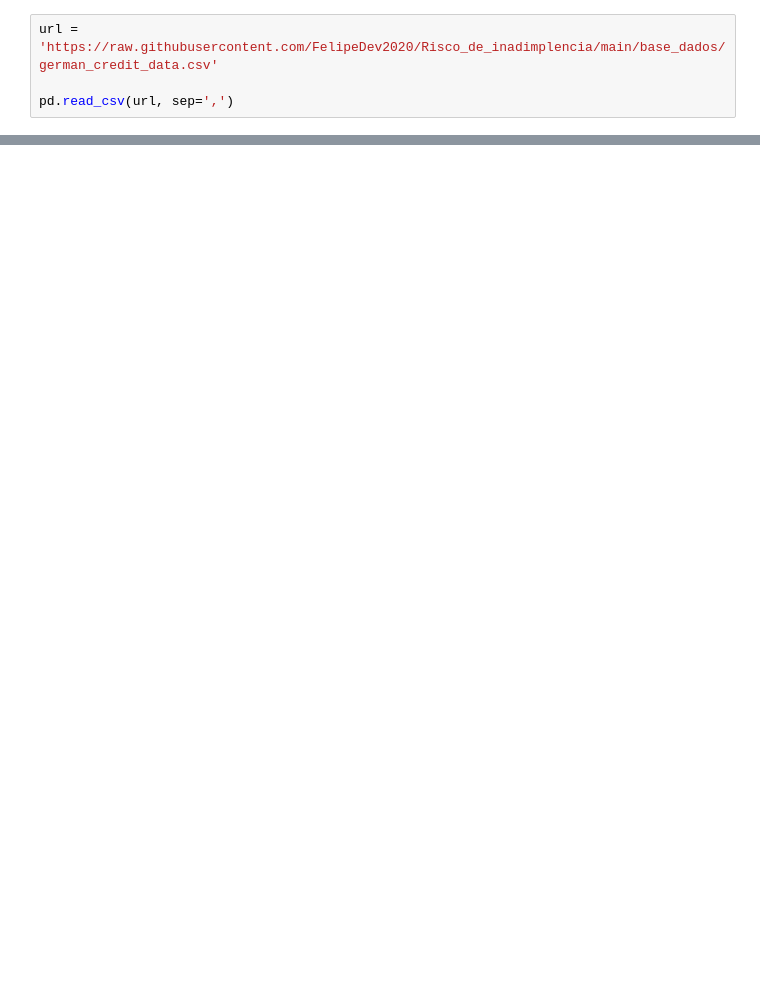
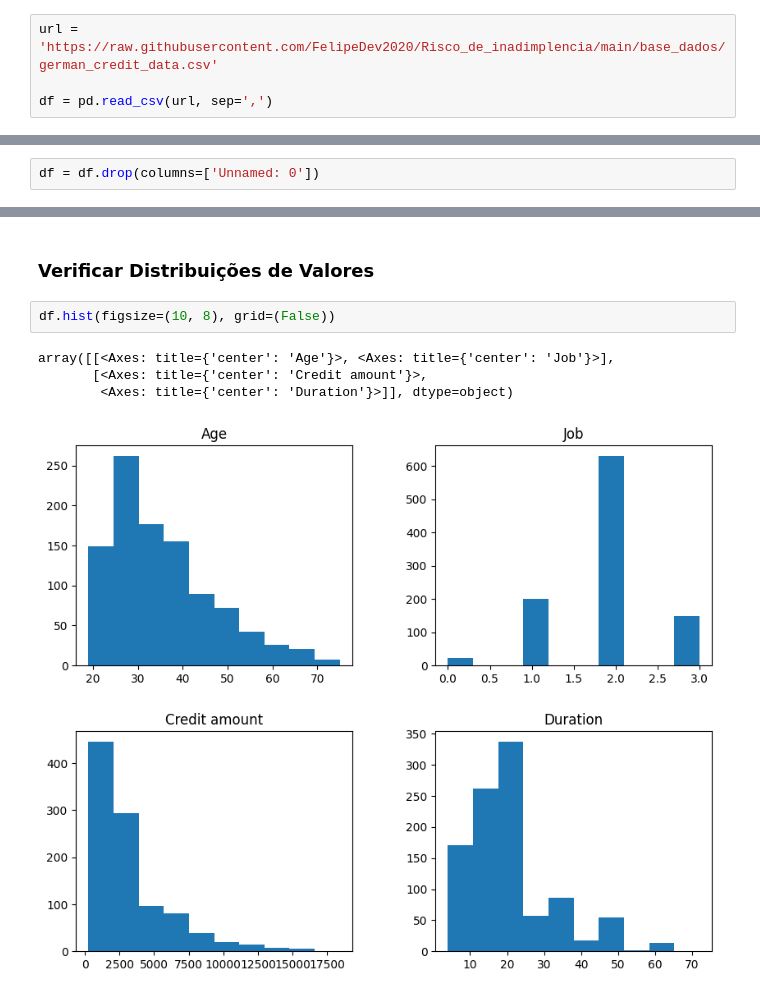
Before and after one commit to FelipeDev2020/Risco_de_inadimplencia, a Jupyter notebook: script/risco_inad.ipynb, the cells around one changed output, grey strips where cells are left out. Drawn from its saved outputs; the diff is of its cells as text; blank space fills up the shorter version.

```diff
--- a/script/risco_inad.ipynb
+++ b/script/risco_inad.ipynb
@@ -3,4 +10,4 @@ import pandas as pd
 # %%
 url = 'https://raw.githubusercontent.com/FelipeDev2020/Risco_de_inadimplencia/main/base_dados/german_credit_data.csv'
 
-pd.read_csv(url, sep=',')
+df = pd.read_csv(url, sep=',')
@@ -20,0 +70,2 @@ pd.read_csv(url, sep=',')
+# %%
+df = df.drop(columns=['Unnamed: 0'])
@@ -20,0 +126,9 @@ pd.read_csv(url, sep=',')
+# %% [markdown]
+### Verificar Distribuições de Valores
+# %%
+df.hist(figsize=(10, 8), grid=(False))
+# %% [output]
+array([[<Axes: title={'center': 'Age'}>, <Axes: title={'center': 'Job'}>],
+       [<Axes: title={'center': 'Credit amount'}>,
+        <Axes: title={'center': 'Duration'}>]], dtype=object)
+[figure, added]
```
Also changed, not shown: parts of 39 cells of this notebook.
